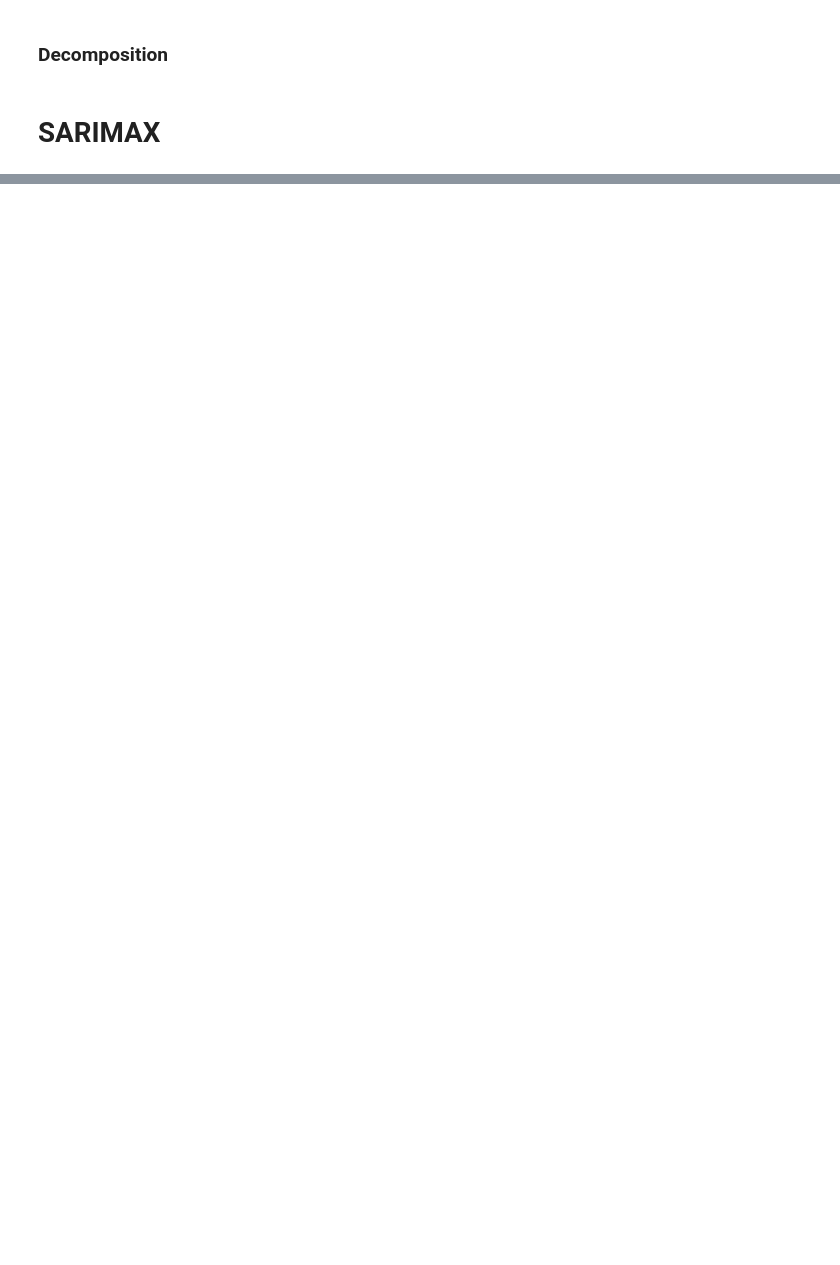
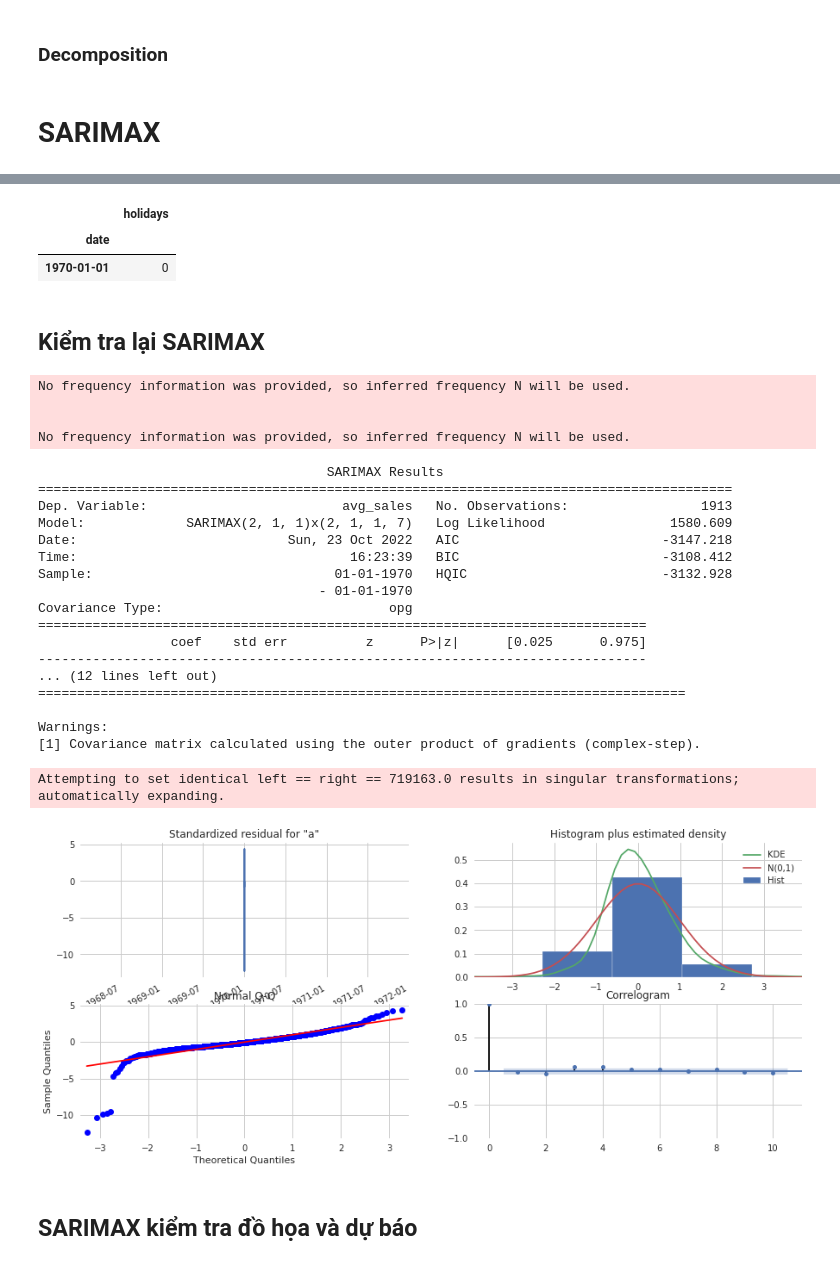
Before and after one commit to sonsiho/PythonForEngineer, a Jupyter notebook: Exercise1.ipynb, the cells around one changed output, grey strips where cells are left out. Drawn from its saved outputs; the diff is of its cells as text; code cells hidden in the pictures; blank space fills up the shorter version.

```diff
--- a/Exercise1.ipynb
+++ b/Exercise1.ipynb
@@ -1125,0 +1129,9 @@ ValueError: ignored
+# %%
+#Let us split the time series into training and testing sets
+#perc_training = 0.7
+#split_p = round(len(train_sales_cal_df['avg_sales']) * perc_training)
+#training_p, testing_p = train_sales_cal_df['avg_sales'][0:split_p], train_sales_cal_df['avg_sales'][split_p:]
+
+training_p = train_sales_cal_df.loc[:'2015-10-14', ['avg_sales']]
+testing_p = train_sales_cal_df.loc['2015-10-15':, ['avg_sales']]
+training_p.head(2)
@@ -1125,0 +1174,7 @@ ValueError: ignored
+# %%
+exo = exo.set_index(['date']).asfreq('D')
+exo.head(4)
+# %% [output]
+|  | holidays |
+| date |  |
+| 1970-01-01 | 0 |
@@ -1125,0 +1254,57 @@ ValueError: ignored
+# %% [markdown]
+## Kiểm tra lại SARIMAX
+# %%
+p, d, q =range(1,3), [1], range(1,3)
+P, D, Q, S =range(0,3), [1], range(1,3), [7]
+pdq = list(itertools.product(p,d,q))
+seasonal_pdq = list(itertools.product(P,D,Q,S))
+total_params = list(itertools.product(pdq, seasonal_pdq))
+
+#NOTE: memory intensive operation if range set at 0,3, readings have already been taken by running it once:
+#all_results = SARIMAX_tune(train_sales_cal_df['avg_sales'], total_params)
+#all_results = SARIMAX_tune_with_RMSE(train_sales_cal_df[['avg_sales']], total_params)
+
+#More information regarding fixng the error nle_retvals can be found at:
+#https://stats.stackexchange.com/questions/313426/mle-convergence-errors-with-statespace-sarimax
+
+#Fitting in the SARIMAX Model
+#include the exo_train in here , exo_test in prediction (model_fit_SARIMAX) to check results: for now, abandoning their use because
+# of the error in package, since even converting exo_train, exo_test into time series/using df results
+# in errors.
+#model values earlier 1,1,1, 0,1,1,7
+#values with RMSE - order=(2,1,1), seasonal_order=(2,1,1,7),
+model = SARIMAX(training_p,
+                order=(2,1,1), seasonal_order=(2,1,1,7),
+                enforce_stationarity=False, enforce_invertibility=False)
+model_fit = model.fit(disp=0)
+print(model_fit.summary())
+model_fit.plot_diagnostics(figsize=(15,7))
+plt.show()
+#information on whether particular model is a goodfit
+#https://analyticsindiamag.com/complete-guide-to-sarimax-in-python-for-time-series-modeling/
+# %% [output]
+No frequency information was provided, so inferred frequency N will be used.
+
+
+No frequency information was provided, so inferred frequency N will be used.
+                                     SARIMAX Results
+=========================================================================================
+Dep. Variable:                         avg_sales   No. Observations:                 1913
+Model:             SARIMAX(2, 1, 1)x(2, 1, 1, 7)   Log Likelihood                1580.609
+Date:                           Sun, 23 Oct 2022   AIC                          -3147.218
+Time:                                   16:23:39   BIC                          -3108.412
+Sample:                               01-01-1970   HQIC                         -3132.928
+                                    - 01-01-1970
+Covariance Type:                             opg
+==============================================================================
+                 coef    std err          z      P>|z|      [0.025      0.975]
+------------------------------------------------------------------------------
+... (12 lines left out)
+===================================================================================
+
+Warnings:
+[1] Covariance matrix calculated using the outer product of gradients (complex-step).
+Attempting to set identical left == right == 719163.0 results in singular transformations; automatically expanding.
+[figure, added]
+# %% [markdown]
+## SARIMAX kiểm tra đồ họa và dự báo
```
Also changed, not shown: parts of 36 cells of this notebook.
